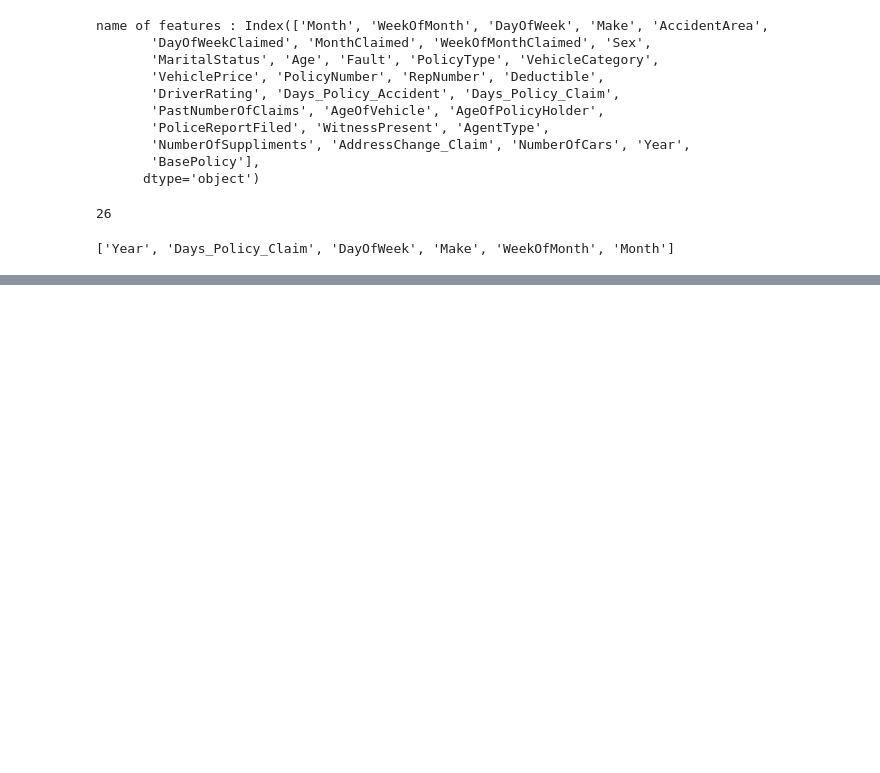
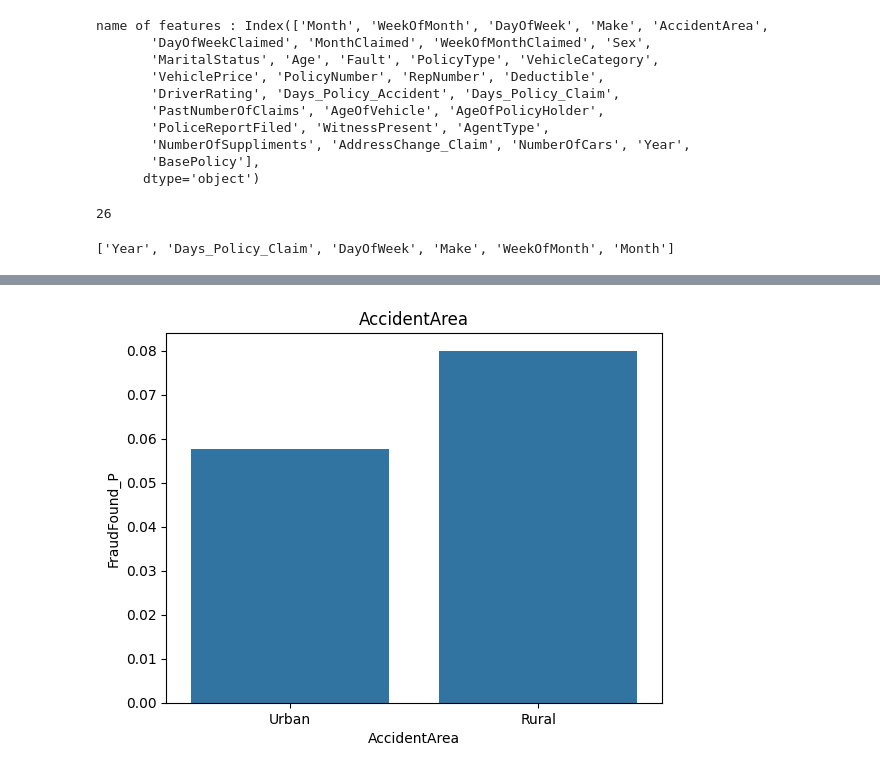
Before and after one commit to kypepr/gitlearning, a Jupyter notebook: insurance.ipynb, the cells around one changed output, grey strips where cells are left out. Drawn from its saved outputs; the diff is of its cells as text; code cells hidden in the pictures; blank space fills up the shorter version.

```diff
--- a/insurance.ipynb
+++ b/insurance.ipynb
@@ -266,0 +416,11 @@ ModuleNotFoundError: No module named 'sklear'
+# %%
+# Visualize the AccidentArea
+sns.barplot(data = eda_df,
+            x = "AccidentArea",
+            y = "FraudFound_P",
+            errorbar = None)
+
+plt.title("AccidentArea")
+plt.show()
+# %% [output]
+[figure, added]
```
Also changed, not shown: parts of 48 cells of this notebook.
